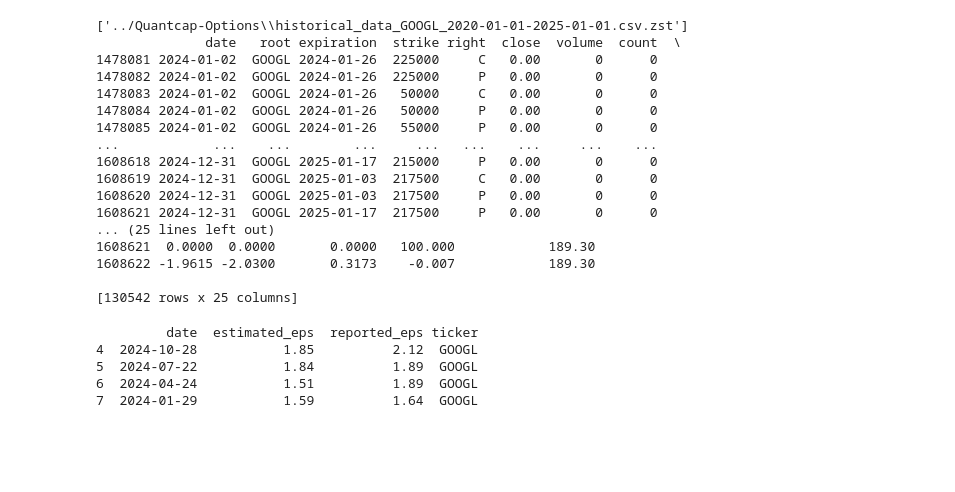
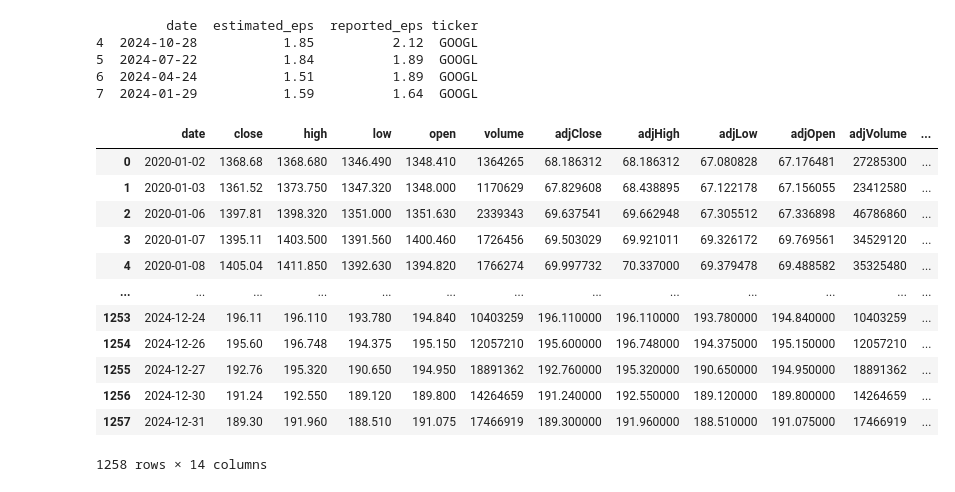
Before and after one commit to themoonwalker1/quantcap-options, a Jupyter notebook: options_data_retrieval.ipynb, the cells around one changed output. Saved outputs shown, nothing was run; the diff lists cells and outputs as text; code cells hidden in the pictures; blank space fills up the shorter version.

Commit message:
five year fundamental data

```diff
--- a/options_data_retrieval.ipynb
+++ b/options_data_retrieval.ipynb
@@ -22,28 +22,10 @@ import pickle
 from pathlib import Path
 import glob
 # %%
-my_data = GatherData()
+# my_data = GatherData()
 
-df = my_data.get_historical_data(['GOOGL'], '2024-01-01','2025-01-01')
-print(df)
+# df = my_data.get_historical_data(['GOOGL'], '2024-01-01','2025-01-01')
+# print(df)
-# %% [output]
-['../Quantcap-Options\\historical_data_GOOGL_2020-01-01-2025-01-01.csv.zst']
-              date   root expiration  strike right  close  volume  count  \
-1478081 2024-01-02  GOOGL 2024-01-26  225000     C   0.00       0      0
-1478082 2024-01-02  GOOGL 2024-01-26  225000     P   0.00       0      0
-1478083 2024-01-02  GOOGL 2024-01-26   50000     C   0.00       0      0
-1478084 2024-01-02  GOOGL 2024-01-26   50000     P   0.00       0      0
-1478085 2024-01-02  GOOGL 2024-01-26   55000     P   0.00       0      0
-...            ...    ...        ...     ...   ...    ...     ...    ...
-1608618 2024-12-31  GOOGL 2025-01-17  215000     P   0.00       0      0
-1608619 2024-12-31  GOOGL 2025-01-03  217500     C   0.00       0      0
-1608620 2024-12-31  GOOGL 2025-01-03  217500     P   0.00       0      0
-1608621 2024-12-31  GOOGL 2025-01-17  217500     P   0.00       0      0
-... (25 lines left out)
-1608621  0.0000  0.0000       0.0000   100.000            189.30
-1608622 -1.9615 -2.0300       0.3173    -0.007            189.30
-
-[130542 rows x 25 columns]
 # %%
 class GatherData():
 
@@ -729,3 +711,20 @@ print(earnings_data)
 5  2024-07-22           1.84          1.89  GOOGL
 6  2024-04-24           1.51          1.89  GOOGL
 7  2024-01-29           1.59          1.64  GOOGL
+# %%
+fundamental_data = GatherData()
+fundamental_data.get_fundamental_data("GOOGL", start_date="2020-01-01", end_date="2025-01-01")
+# %% [output]
+|  | date | close | high | low | open | volume | adjClose | adjHigh | adjLow | adjOpen | adjVolume | ... |
+| 0 | 2020-01-02 | 1368.68 | 1368.680 | 1346.490 | 1348.410 | 1364265 | 68.186312 | 68.186312 | 67.080828 | 67.176481 | 27285300 | ... |
+| 1 | 2020-01-03 | 1361.52 | 1373.750 | 1347.320 | 1348.000 | 1170629 | 67.829608 | 68.438895 | 67.122178 | 67.156055 | 23412580 | ... |
+| 2 | 2020-01-06 | 1397.81 | 1398.320 | 1351.000 | 1351.630 | 2339343 | 69.637541 | 69.662948 | 67.305512 | 67.336898 | 46786860 | ... |
+| 3 | 2020-01-07 | 1395.11 | 1403.500 | 1391.560 | 1400.460 | 1726456 | 69.503029 | 69.921011 | 69.326172 | 69.769561 | 34529120 | ... |
+| 4 | 2020-01-08 | 1405.04 | 1411.850 | 1392.630 | 1394.820 | 1766274 | 69.997732 | 70.337000 | 69.379478 | 69.488582 | 35325480 | ... |
+| ... | ... | ... | ... | ... | ... | ... | ... | ... | ... | ... | ... | ... |
+| 1253 | 2024-12-24 | 196.11 | 196.110 | 193.780 | 194.840 | 10403259 | 196.110000 | 196.110000 | 193.780000 | 194.840000 | 10403259 | ... |
+| 1254 | 2024-12-26 | 195.60 | 196.748 | 194.375 | 195.150 | 12057210 | 195.600000 | 196.748000 | 194.375000 | 195.150000 | 12057210 | ... |
+| 1255 | 2024-12-27 | 192.76 | 195.320 | 190.650 | 194.950 | 18891362 | 192.760000 | 195.320000 | 190.650000 | 194.950000 | 18891362 | ... |
+| 1256 | 2024-12-30 | 191.24 | 192.550 | 189.120 | 189.800 | 14264659 | 191.240000 | 192.550000 | 189.120000 | 189.800000 | 14264659 | ... |
+| 1257 | 2024-12-31 | 189.30 | 191.960 | 188.510 | 191.075 | 17466919 | 189.300000 | 191.960000 | 188.510000 | 191.075000 | 17466919 | ... |
+1258 rows × 14 columns
```
Also changed, not shown: parts of 3 cells of this notebook, 1 other file.
